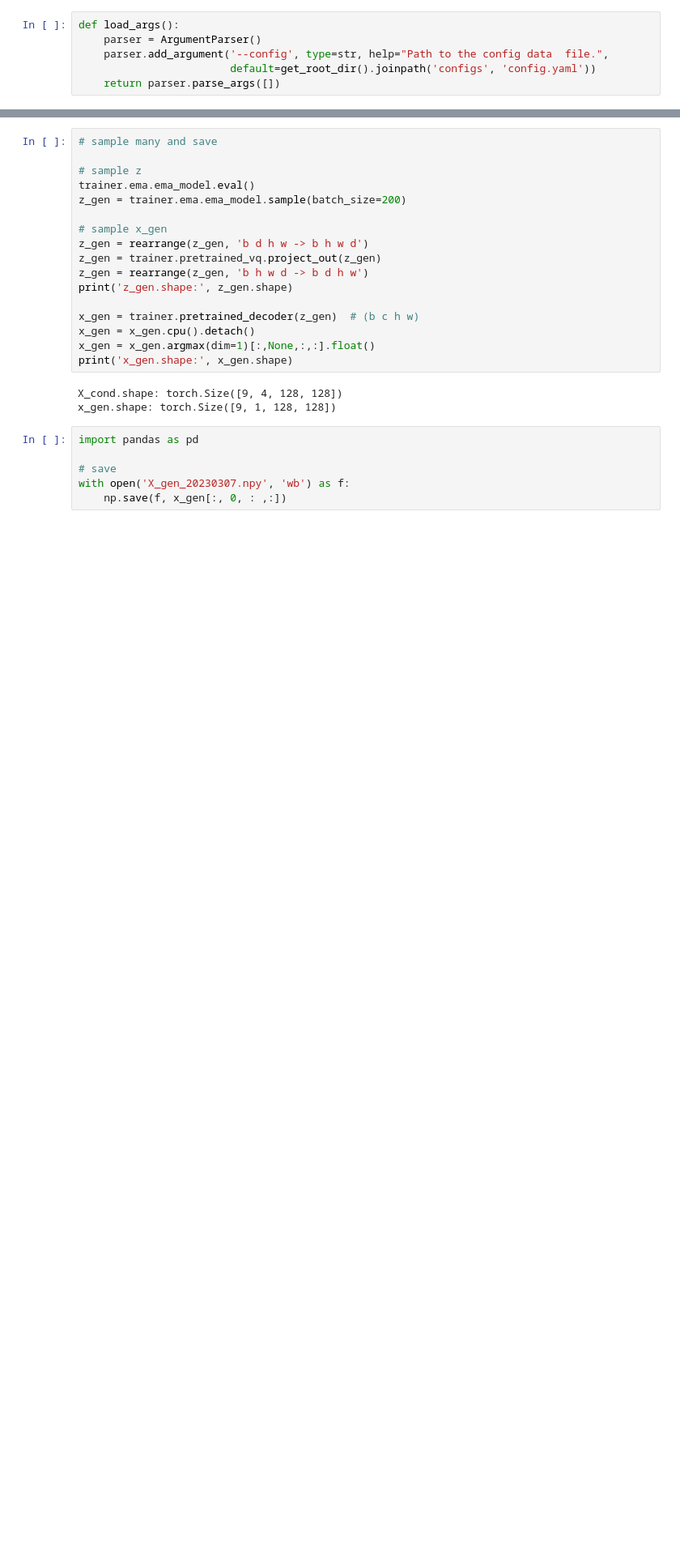
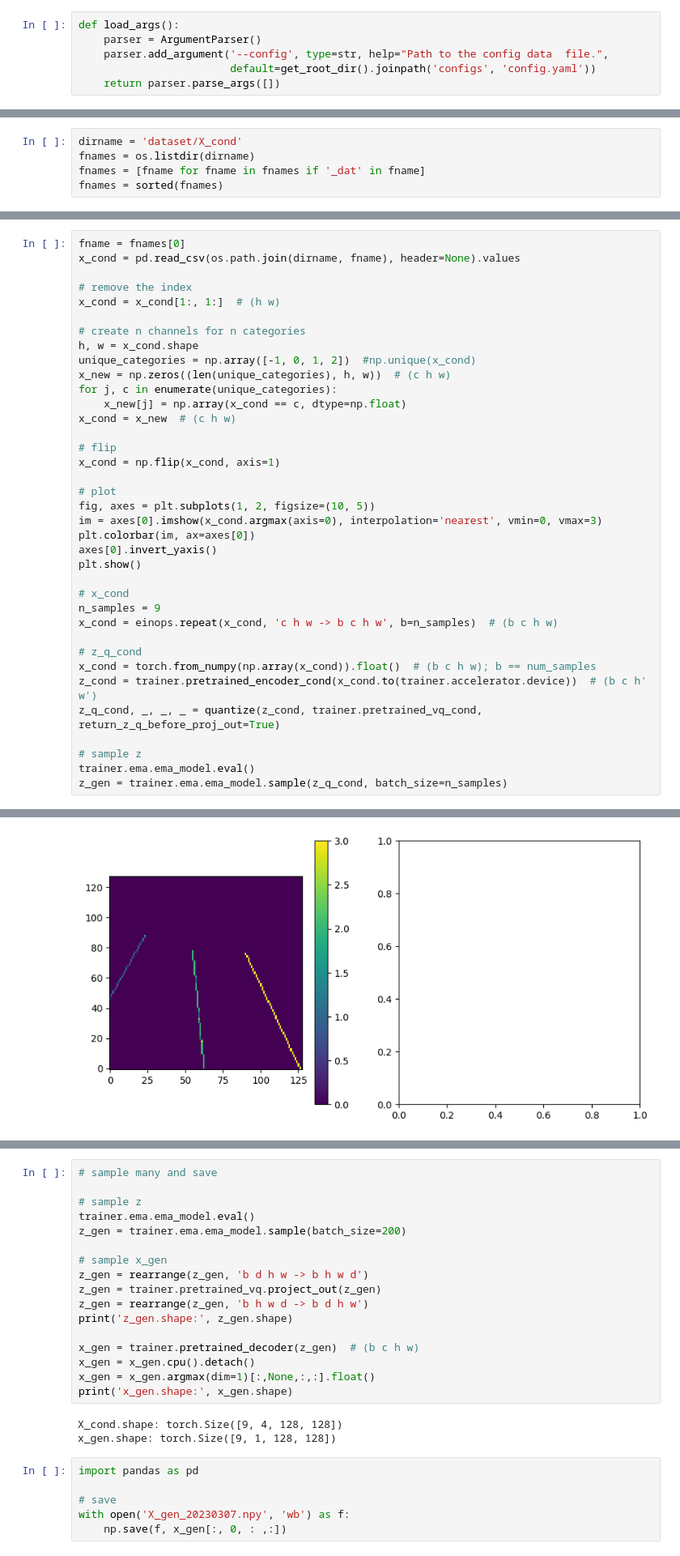
Before and after one commit to danelee2601/denoising-diffusion-pytorch, a Jupyter notebook: sample.ipynb, the cells around one changed output, grey strips where cells are left out. Shown at 81% size. Cells and saved outputs as stored; diff of their text form; blank space fills up the shorter version.

```diff
--- a/sample.ipynb
+++ b/sample.ipynb
@@ -135,0 +184,5 @@ x_gen.shape: torch.Size([9, 1, 128, 128])
+# %%
+dirname = 'dataset/X_cond'
+fnames = os.listdir(dirname)
+fnames = [fname for fname in fnames if '_dat' in fname]
+fnames = sorted(fnames)
@@ -135,0 +209,38 @@ x_gen.shape: torch.Size([9, 1, 128, 128])
+# %%
+fname = fnames[0]
+x_cond = pd.read_csv(os.path.join(dirname, fname), header=None).values
+
+# remove the index
+x_cond = x_cond[1:, 1:]  # (h w)
+
+# create n channels for n categories
+h, w = x_cond.shape
+unique_categories = np.array([-1, 0, 1, 2])  #np.unique(x_cond)
+x_new = np.zeros((len(unique_categories), h, w))  # (c h w)
+for j, c in enumerate(unique_categories):
+    x_new[j] = np.array(x_cond == c, dtype=np.float)
+x_cond = x_new  # (c h w)
+
+# flip
+x_cond = np.flip(x_cond, axis=1)
+
+# plot
+fig, axes = plt.subplots(1, 2, figsize=(10, 5))
+im = axes[0].imshow(x_cond.argmax(axis=0), interpolation='nearest', vmin=0, vmax=3)
+plt.colorbar(im, ax=axes[0])
+axes[0].invert_yaxis()
+plt.show()
+
+# x_cond
+n_samples = 9
+x_cond = einops.repeat(x_cond, 'c h w -> b c h w', b=n_samples)  # (b c h w)
+
+# z_q_cond
+x_cond = torch.from_numpy(np.array(x_cond)).float()  # (b c h w); b == num_samples
+z_cond = trainer.pretrained_encoder_cond(x_cond.to(trainer.accelerator.device))  # (b c h' w')
+z_q_cond, _, _, _ = quantize(z_cond, trainer.pretrained_vq_cond, return_z_q_before_proj_out=True)
+
+# sample z
+trainer.ema.ema_model.eval()
+z_gen = trainer.ema.ema_model.sample(z_q_cond, batch_size=n_samples)
+# %% [output]
@@ -135,0 +249 @@ x_gen.shape: torch.Size([9, 1, 128, 128])
+[figure, added]
```
Also changed, not shown: parts of 24 cells of this notebook, 5 other files.
